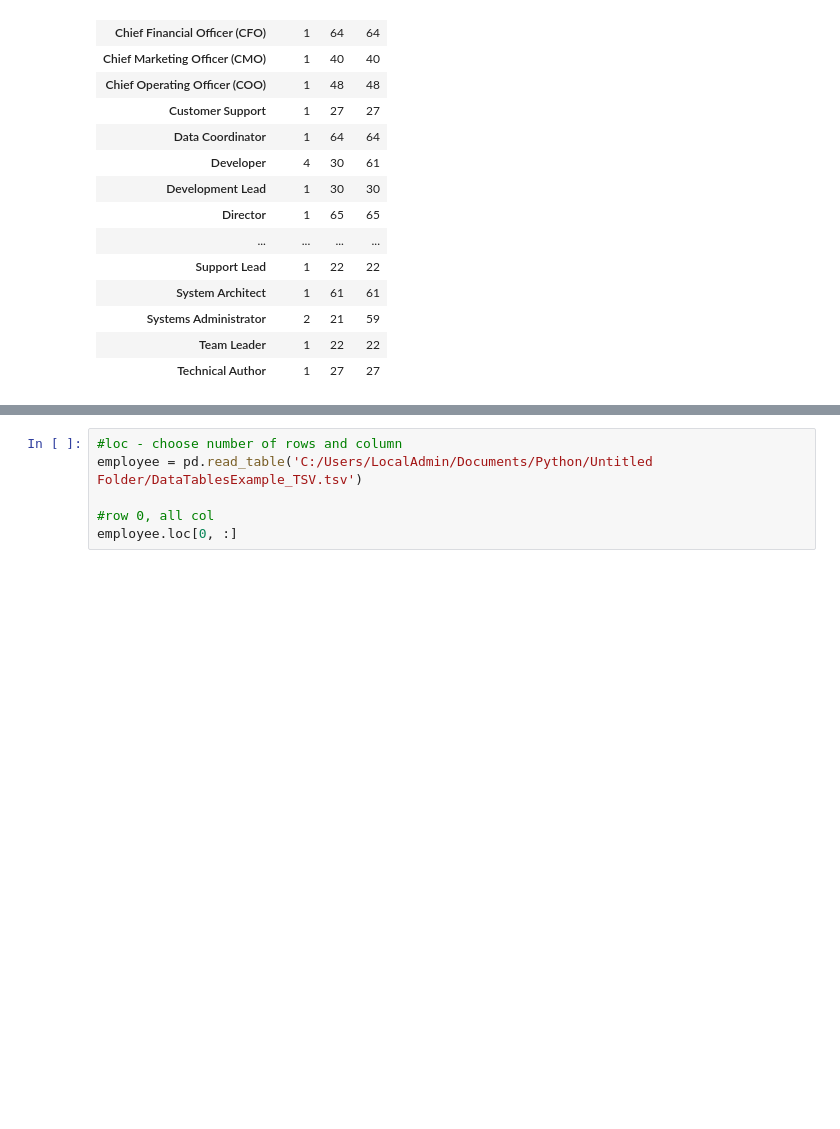
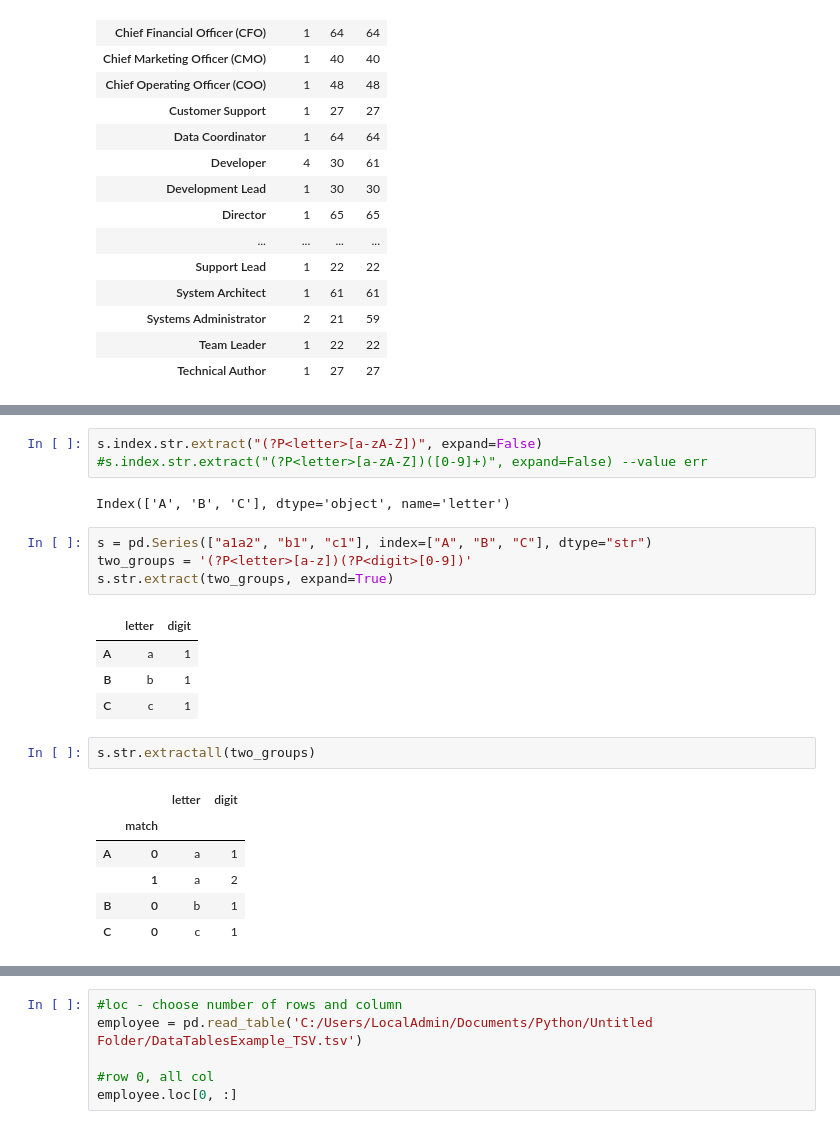
Before and after one commit to udaytak/DataScience-Basics, a Jupyter notebook: 02_Basic Data Operations.ipynb, the cells around one changed output, grey strips where cells are left out. Drawn from its saved outputs; the diff is of its cells as text; blank space fills up the shorter version.

```diff
--- a/02_Basic Data Operations.ipynb
+++ b/02_Basic Data Operations.ipynb
@@ -394,0 +720,23 @@ employee.groupby('Position').Age.agg(['count','min','max']) #set of aggregation
+# %%
+s.index.str.extract("(?P<letter>[a-zA-Z])", expand=False)
+#s.index.str.extract("(?P<letter>[a-zA-Z])([0-9]+)", expand=False) --value err
+# %% [output]
+Index(['A', 'B', 'C'], dtype='object', name='letter')
+# %%
+s = pd.Series(["a1a2", "b1", "c1"], index=["A", "B", "C"], dtype="str")
+two_groups = '(?P<letter>[a-z])(?P<digit>[0-9])'
+s.str.extract(two_groups, expand=True)
+# %% [output]
+|  | letter | digit |
+| A | a | 1 |
+| B | b | 1 |
+| C | c | 1 |
+# %%
+s.str.extractall(two_groups)
+# %% [output]
+|  |  | letter | digit |
+|  | match |  |  |
+| A | 0 | a | 1 |
+|  | 1 | a | 2 |
+| B | 0 | b | 1 |
+| C | 0 | c | 1 |
```
Also changed, not shown: parts of 66 cells of this notebook.
